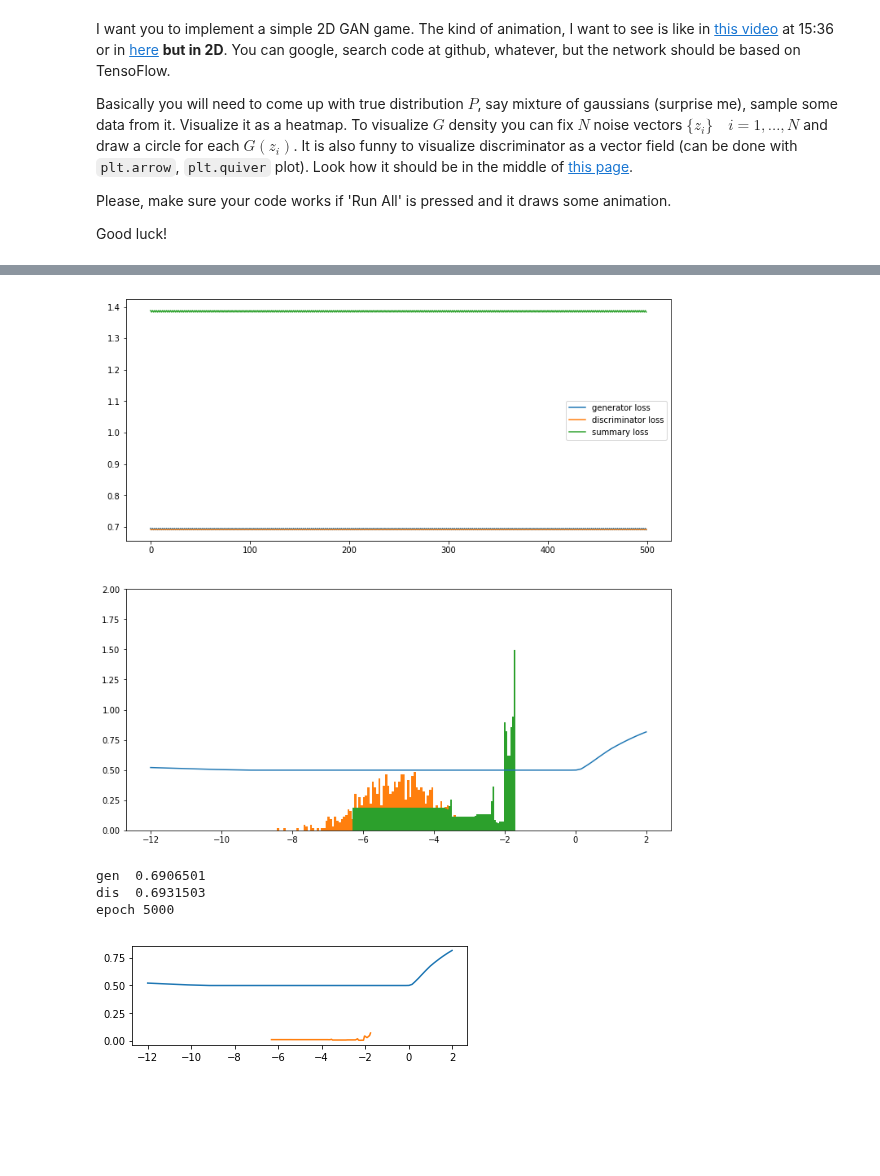
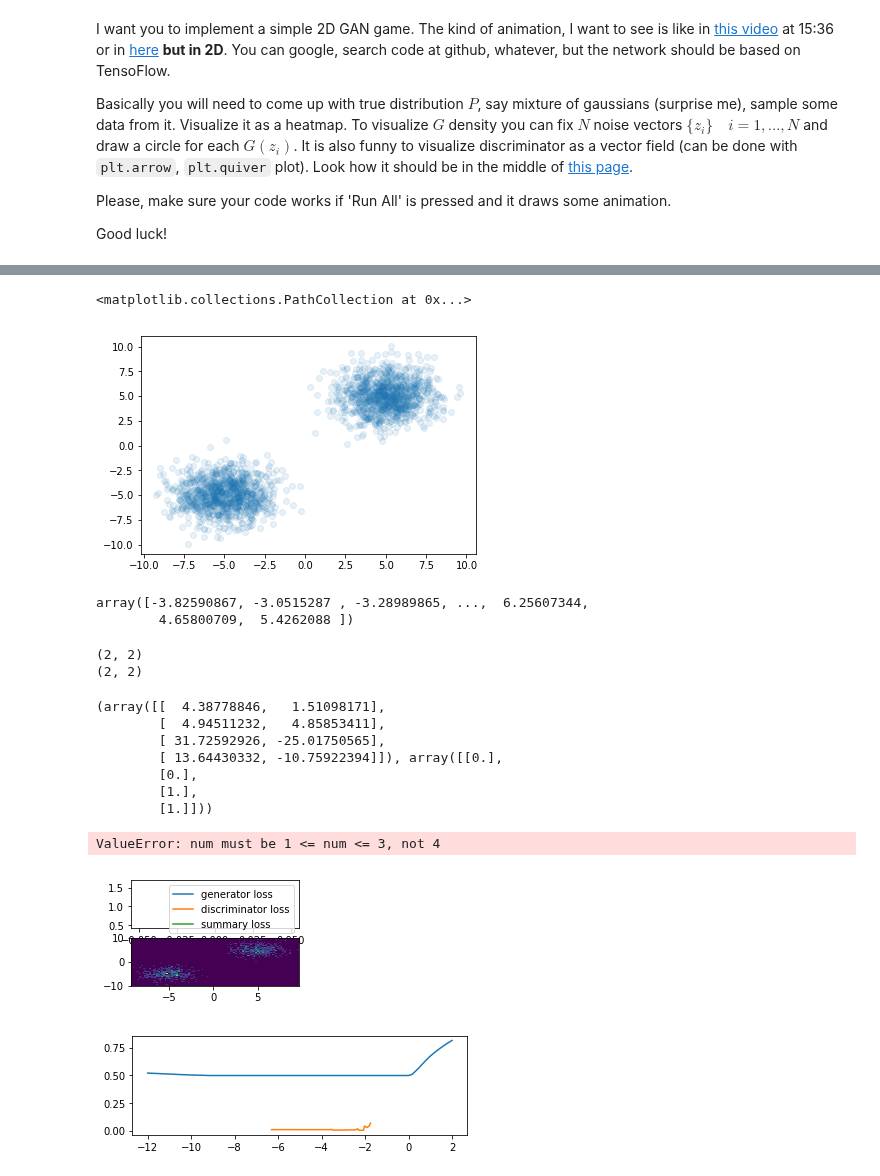
Before and after one commit to hov1417/NNHomework, a Jupyter notebook: session3/final_assignment.ipynb, the cells around one changed output, grey strips where cells are left out. Drawn from its saved outputs; the diff is of its cells as text; code cells hidden in the pictures; blank space fills up the shorter version.

```diff
--- a/session3/final_assignment.ipynb
+++ b/session3/final_assignment.ipynb
@@ -38,9 +38,9 @@ with tf.variable_scope("Generator"):
 
     gl1 = tf.layers.dense(z,   20, activation=tf.nn.relu, name="gl1", kernel_initializer=init)
     gl2 = tf.layers.dense(gl1, 20, activation=tf.nn.relu, name="gl2", kernel_initializer=init)
-#     gl3 = tf.layers.dense(gl2, 20, activation=tf.nn.relu, name="gl3", kernel_initializer=init)
-#     gl4 = tf.layers.dense(gl3, 20, activation=tf.nn.relu, name="gl4", kernel_initializer=init)
-    gen = tf.layers.dense(gl2,  1, name="gen")
+    gl3 = tf.layers.dense(gl2, 20, activation=tf.nn.relu, name="gl3", kernel_initializer=init)
+    gl4 = tf.layers.dense(gl3, 20, activation=tf.nn.relu, name="gl4", kernel_initializer=init)
+    gen = tf.layers.dense(gl4,  2, name="gen")
 
 combined, prob_combined = discriminator(gen, True)
 # %%
@@ -59,4 +59,4 @@ writer.close()
 train_gen = tf.train.RMSPropOptimizer(0.01).minimize(gloss, var_list=gen_vars)
 train_dis = tf.train.RMSPropOptimizer(0.01).minimize(dloss, var_list=disc_vars)
 # %%
-data = np.random.normal(-5, 1, size=(1000,1))
+data = np.concatenate((np.random.normal(-5, 1.5, size=(1000,2)),np.random.normal(5, 1.5, size=(1000,2))))
@@ -63,15 +67,39 @@ data = np.random.normal(-5, 1, size=(1000,1))
+# %%
+plt.scatter(data[:,0],data[:,1],alpha=0.1)
+# %% [output]
+<matplotlib.collections.PathCollection at 0x...>
+[figure, added]
 # %%
 def sampleNoise(batch_size):
     return (np.linspace(-7, -3, batch_size) + np.random.uniform(-0.01, 0.01, batch_size))[None].T
+# %%
+data[:,0]
+# %% [output]
+array([-3.82590867, -3.0515287 , -3.28989865, ...,  6.25607344,
+        4.65800709,  5.4262088 ])
 # %%
 def generate_data_for_dist(batch_size):
 
-    real_data = np.random.choice(data[:,0], (batch_size, 1))
+    real_data = data[np.random.choice(len(data), batch_size)]
     generated_data = sess.run(gen, feed_dict={z: sampleNoise(batch_size)})
 
     y = np.ones((2*batch_size, 1))
     y[:batch_size] = 0
+    print(real_data.shape)
+    print(generated_data.shape)
     return np.concatenate((real_data, generated_data)),y
+# %%
+generate_data_for_dist(2)
+# %% [output]
+(2, 2)
+(2, 2)
+(array([[  4.38778846,   1.51098171],
+        [  4.94511232,   4.85853411],
+        [ 31.72592926, -25.01750565],
+        [ 13.64430332, -10.75922394]]), array([[0.],
+        [0.],
+        [1.],
+        [1.]]))
 # %%
 if "sess" in dir():
     sess.close()
@@ -80,6 +108,8 @@ sess.run(tf.global_variables_initializer())
 # %%
 l = np.linspace(-12, 2, 100)[None].T
 noise = np.linspace(-10, 5, 100000)[None].T
+# %%
+l2 = np.array(np.meshgrid(l, l)).T.reshape(-1, 2)
 # %%
 num_epochs = 5000
 batch_size = 2
@@ -92,44 +122,44 @@ with tf.device("/device:GPU:0"):
 
         X, Y = generate_data_for_dist(batch_size)
 
         _, dis_train_err = sess.run([train_dis, dloss], feed_dict={inX: X, y: Y})
         _, gen_train_err = sess.run([train_gen, gloss],
                                  feed_dict={z: sampleNoise(batch_size),
                                             y: np.zeros((batch_size,1))})
 
         dlosshist.append(dis_train_err)
         glosshist.append(gen_train_err)
 
-        out = sess.run(dis_prob, feed_dict={inX: l})
+        out = sess.run(dis_prob, feed_dict={inX: l2})
         generated = sess.run(gen, feed_dict={z: noise})
 
         clear_output(wait=True)
-        plt.figure(figsize=(12,12))
-        plt.subplot(211)
+        plt.figure(figsize=(3,3))
+        plt.subplot(311)
         glh = np.array(glosshist[-500:])
         dlh = np.array(dlosshist[-500:])
         plt.plot(glh, label="generator loss")
         plt.plot(dlh, label="discriminator loss")
         plt.plot(glh + dlh, label="summary loss")
         plt.legend()
 
-        plt.subplot(212)
-        plt.plot(l, out);
+        plt.subplot(312)
+#         plt.hist2d(l2, out);
 
-        plt.hist(data, 100, density=True)
-        plt.hist(generated, 100, density=True)
+        plt.hist2d(data[:,0], data[:,1], 100, normed=True)
+        plt.subplot(313)
+
+        plt.hist2d(generated[:,0], generated[:,1], 100, normed=True)
         plt.ylim(0,2)
 
         plt.show()
 
         print("gen ", gen_train_err)
         print("dis ", dis_train_err)
         print("epoch", len(glosshist))
 # %% [output]
+ValueError: num must be 1 <= num <= 3, not 4
-[figure, old version]
+[figure, new version]
-gen  0.6906501
-dis  0.6931503
-epoch 5000
 # %%
 
 out = sess.run(dis_prob, feed_dict={inX: l})
```
Also changed, not shown: parts of 3 cells of this notebook.
